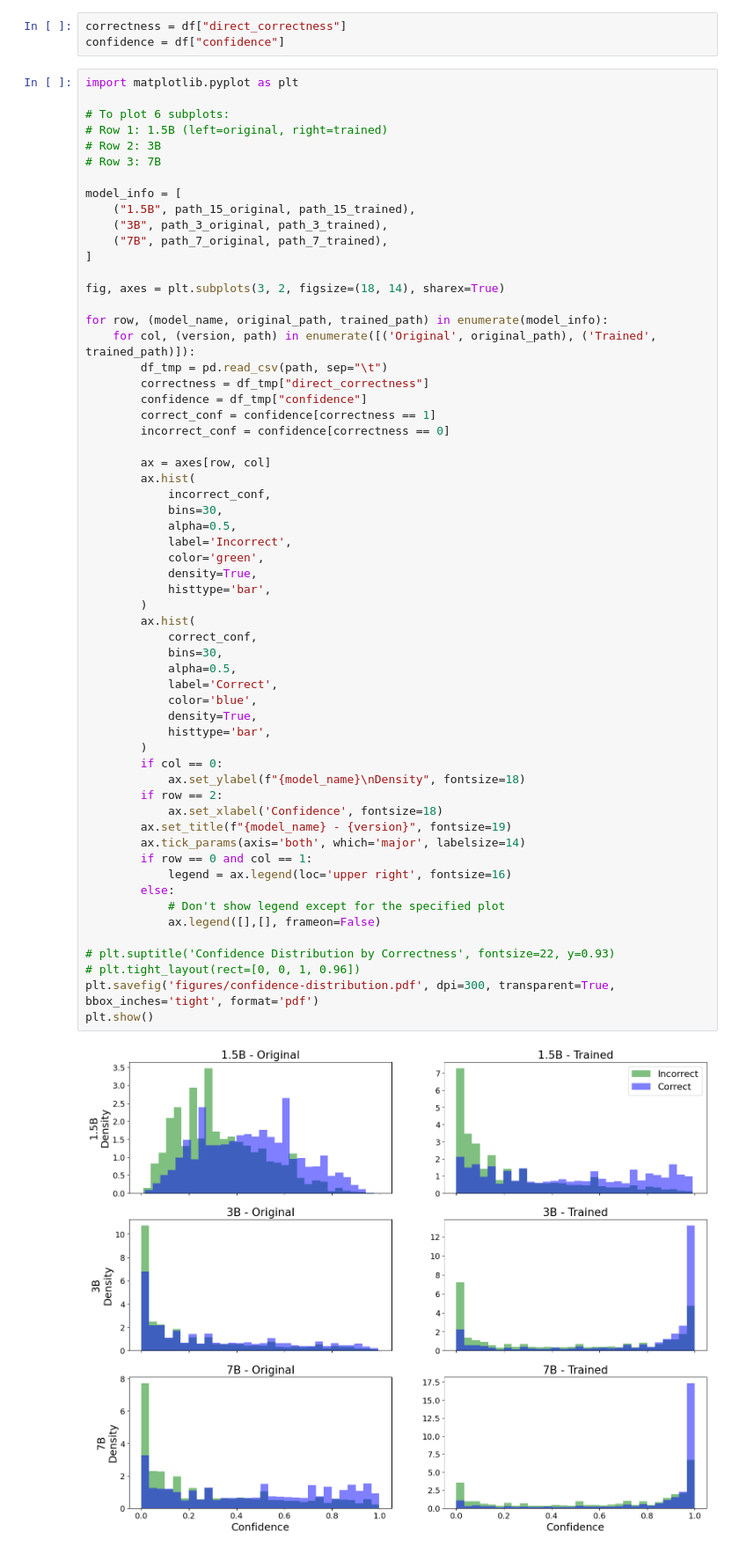
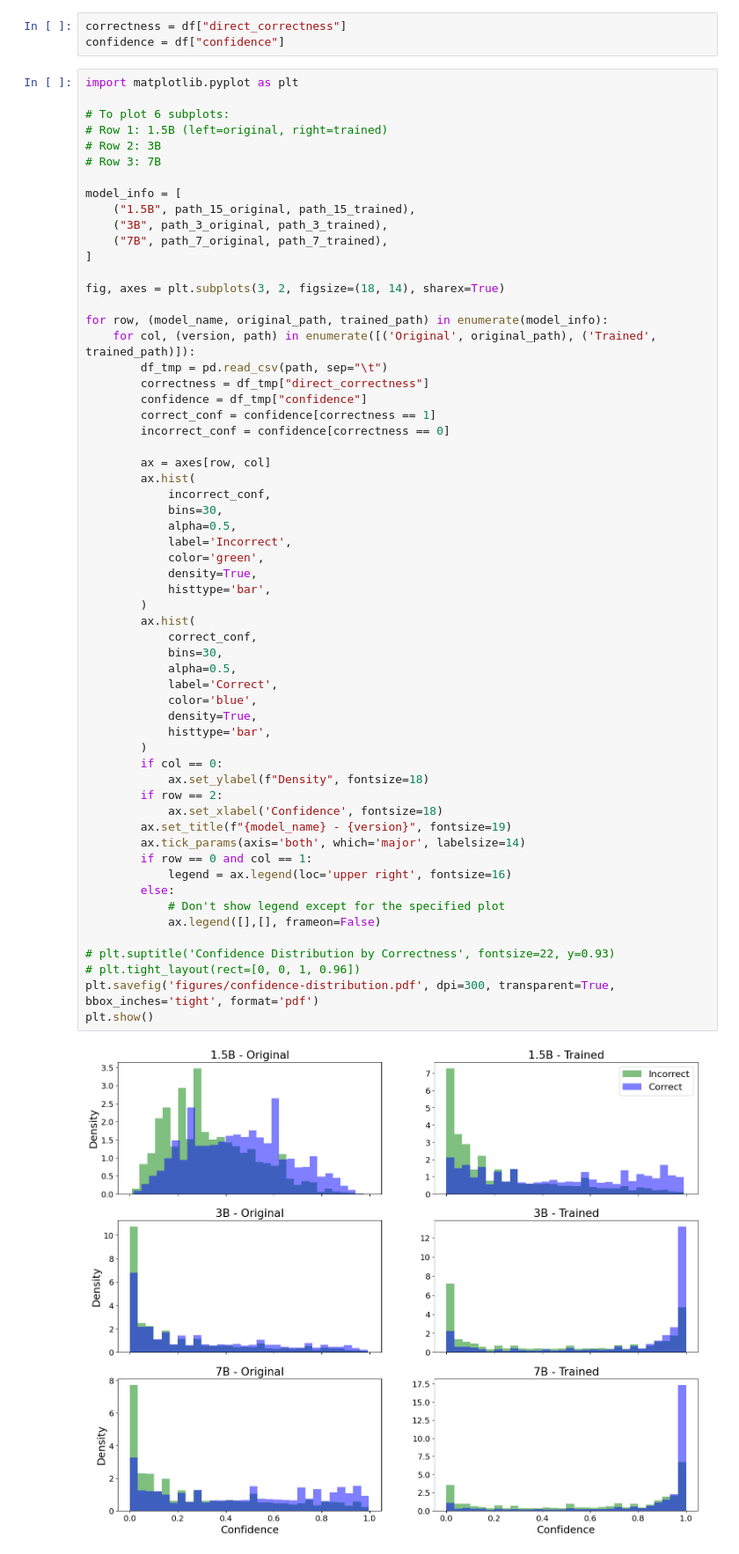
Before and after one commit to cosmoquester/ESMA, a Jupyter notebook: notebooks/plot_confidence_dist.ipynb, the cells around one changed output. Shown at 88% size. Cells and saved outputs as stored; diff of their text form.

Commit message:
chore: minor figure chaneg

```diff
--- a/notebooks/plot_confidence_dist.ipynb
+++ b/notebooks/plot_confidence_dist.ipynb
@@ -51,35 +51,35 @@ for row, (model_name, original_path, trained_path) in enumerate(model_info):
             label='Incorrect',
             color='green',
             density=True,
             histtype='bar',
         )
         ax.hist(
             correct_conf,
             bins=30,
             alpha=0.5,
             label='Correct',
             color='blue',
             density=True,
             histtype='bar',
         )
         if col == 0:
-            ax.set_ylabel(f"{model_name}\nDensity", fontsize=18)
+            ax.set_ylabel(f"Density", fontsize=18)
         if row == 2:
             ax.set_xlabel('Confidence', fontsize=18)
         ax.set_title(f"{model_name} - {version}", fontsize=19)
         ax.tick_params(axis='both', which='major', labelsize=14)
         if row == 0 and col == 1:
             legend = ax.legend(loc='upper right', fontsize=16)
         else:
             # Don't show legend except for the specified plot
             ax.legend([],[], frameon=False)
 
 # plt.suptitle('Confidence Distribution by Correctness', fontsize=22, y=0.93)
 # plt.tight_layout(rect=[0, 0, 1, 0.96])
 plt.savefig('figures/confidence-distribution.pdf', dpi=300, transparent=True, bbox_inches='tight', format='pdf')
 plt.show()
 # %% [output]
-[figure, old version]
+[figure, new version]
 # %%
 from sklearn.metrics import roc_curve, auc
 
```
Also changed, not shown: 1 other file.
